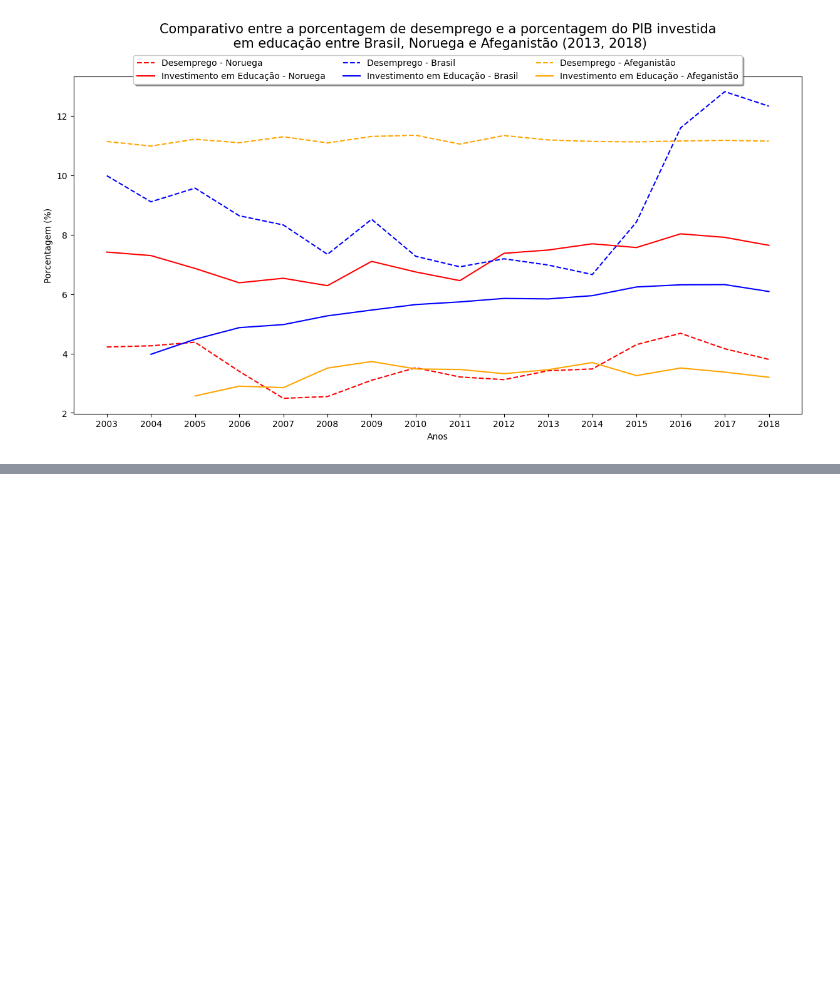
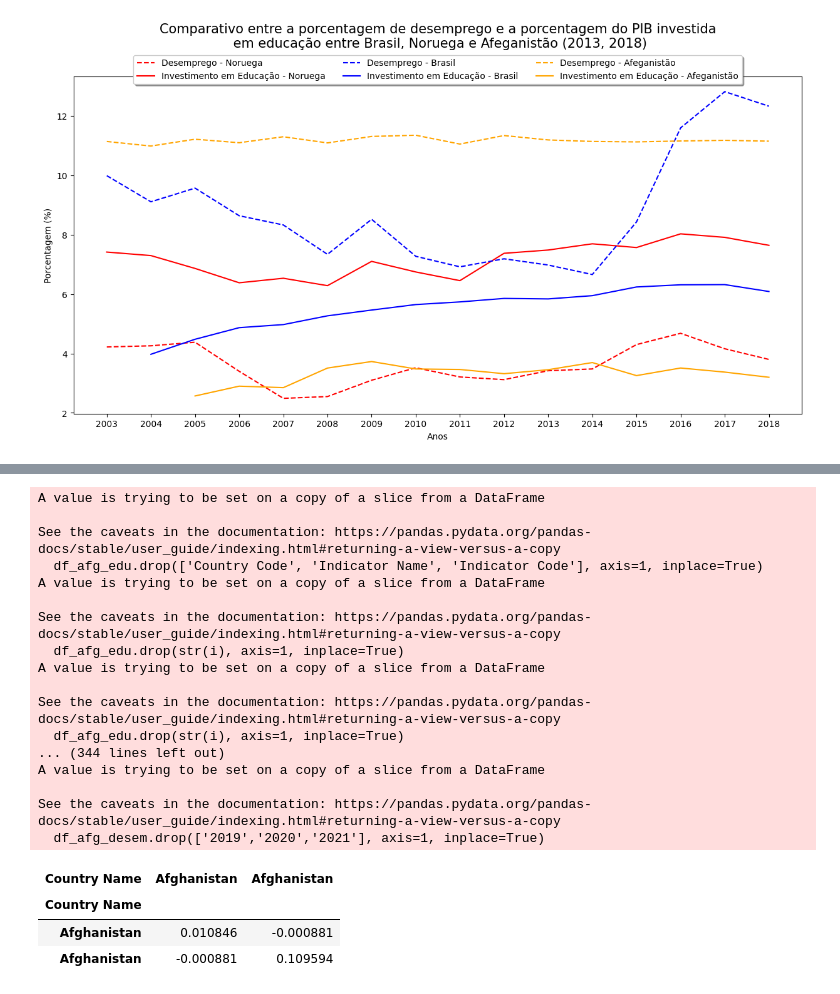
Before and after one commit to alessitomas/c.dadosAPS, a Jupyter notebook: aps2.ipynb, the cells around one changed output, grey strips where cells are left out. Saved outputs shown, nothing was run; the diff lists cells and outputs as text; code cells hidden in the pictures; blank space fills up the shorter version.

```diff
--- a/aps2.ipynb
+++ b/aps2.ipynb
@@ -88,0 +191,54 @@ plt.show()
+# %%
+# Afeganistão
+
+df_afg_edu = df_edu[df_edu['Country Name'] == 'Afghanistan']
+df_afg_edu.head()
+
+df_afg_edu.drop(['Country Code', 'Indicator Name', 'Indicator Code'], axis=1, inplace=True)
+for i in range(1960, 2003):
+    df_afg_edu.drop(str(i), axis=1, inplace=True)
+
+df_afg_edu.drop(['2019','2020','2021'], axis=1, inplace=True)
+df_afg_edu = df_afg_edu.set_index('Country Name')
+df_afg_edu = df_afg_edu.transpose()
+
+
+
+
+df_afg_desem = df_desem[df_desem['Country Name'] == 'Afghanistan']
+df_afg_desem.drop(['Country Code', 'Indicator Name', 'Indicator Code'], axis=1, inplace=True)
+for i in range(1960, 2003):
+    df_afg_desem.drop(str(i), axis=1, inplace=True)
+df_afg_desem.drop(['2019','2020','2021'], axis=1, inplace=True)
+df_afg_desem = df_afg_desem.set_index('Country Name')
+df_afg_desem = df_afg_desem.transpose()
+
+
+
+afg_concat = pd.concat((df_afg_desem, df_afg_edu), join='outer', axis=1)
+
+
+
+afg_concat.cov()
+# %% [output]
+A value is trying to be set on a copy of a slice from a DataFrame
+
+See the caveats in the documentation: https://pandas.pydata.org/pandas-docs/stable/user_guide/indexing.html#returning-a-view-versus-a-copy
+  df_afg_edu.drop(['Country Code', 'Indicator Name', 'Indicator Code'], axis=1, inplace=True)
+A value is trying to be set on a copy of a slice from a DataFrame
+
+See the caveats in the documentation: https://pandas.pydata.org/pandas-docs/stable/user_guide/indexing.html#returning-a-view-versus-a-copy
+  df_afg_edu.drop(str(i), axis=1, inplace=True)
+A value is trying to be set on a copy of a slice from a DataFrame
+
+See the caveats in the documentation: https://pandas.pydata.org/pandas-docs/stable/user_guide/indexing.html#returning-a-view-versus-a-copy
+  df_afg_edu.drop(str(i), axis=1, inplace=True)
+... (344 lines left out)
+A value is trying to be set on a copy of a slice from a DataFrame
+
+See the caveats in the documentation: https://pandas.pydata.org/pandas-docs/stable/user_guide/indexing.html#returning-a-view-versus-a-copy
+  df_afg_desem.drop(['2019','2020','2021'], axis=1, inplace=True)
+| Country Name | Afghanistan | Afghanistan |
+| Country Name |  |  |
+| Afghanistan | 0.010846 | -0.000881 |
+| Afghanistan | -0.000881 | 0.109594 |
```
Also changed, not shown: parts of 2 cells of this notebook.
